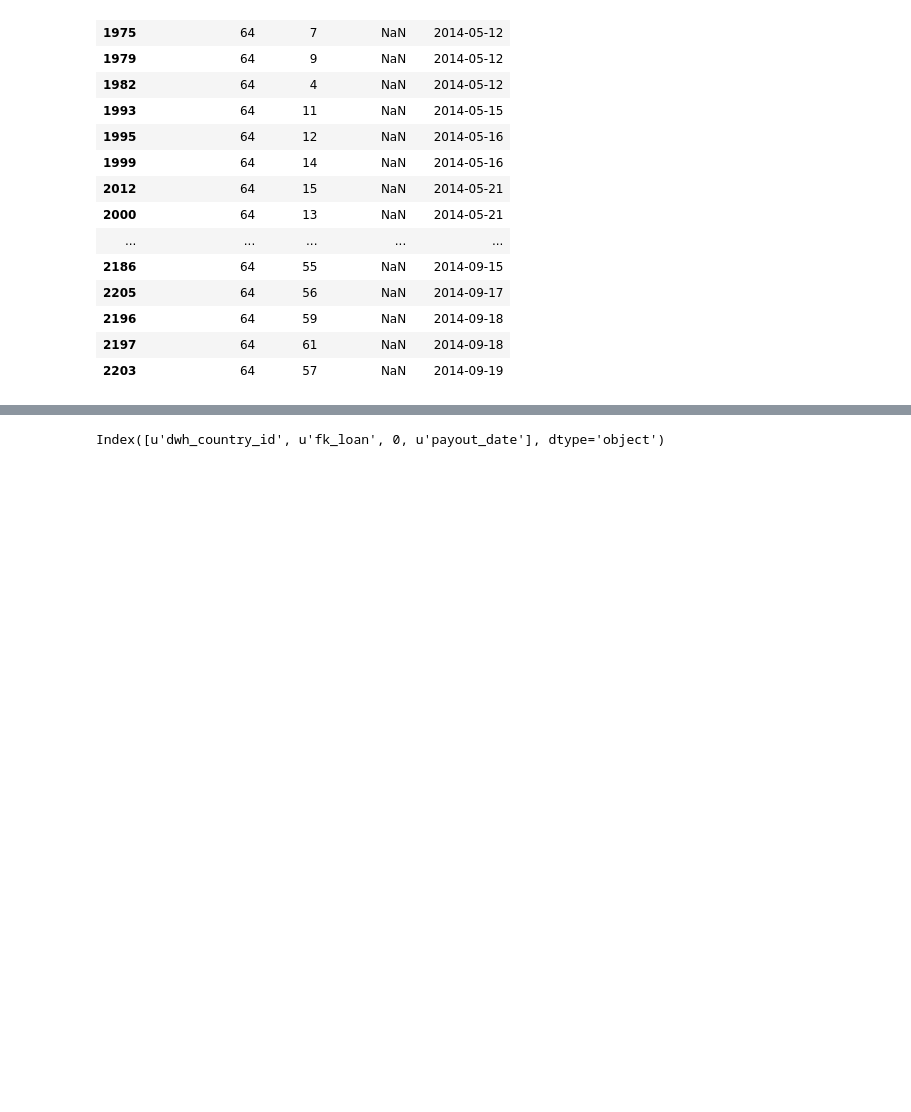
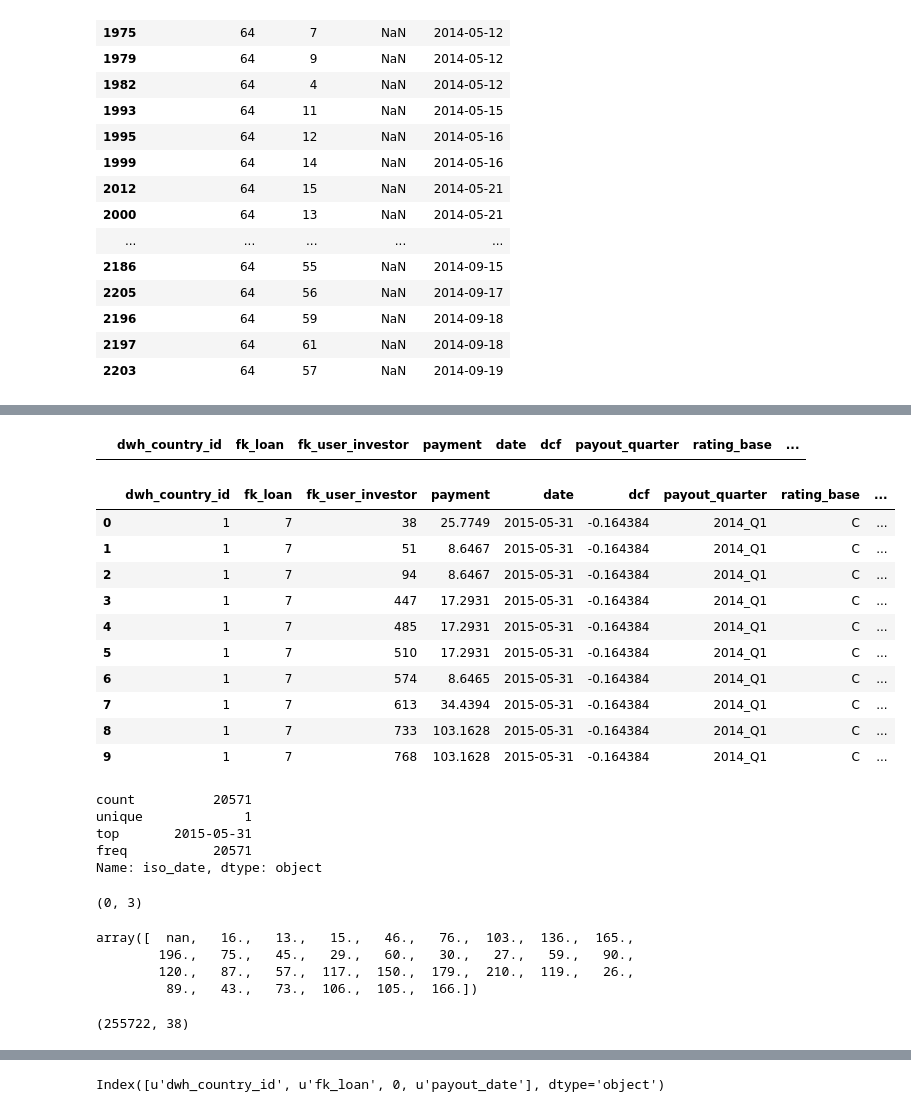
Before and after one commit to seanv507/lendico, a Jupyter notebook: Projects/Returns/src/returns01.ipynb, the cells around one changed output, grey strips where cells are left out. Drawn from its saved outputs; the diff is of its cells as text; code cells hidden in the pictures; blank space fills up the shorter version.

```diff
--- a/Projects/Returns/src/returns01.ipynb
+++ b/Projects/Returns/src/returns01.ipynb
@@ -233,0 +259,18 @@ AttributeError: 'NoneType' object has no attribute 'set_completer_delims'
+# %%
+loan7a[4]
+# %% [output]
+|  | dwh_country_id | fk_loan | fk_user_investor | payment | date | dcf | payout_quarter | rating_base | ... |
+# %%
+loan7[2]
+# %% [output]
+|  | dwh_country_id | fk_loan | fk_user_investor | payment | date | dcf | payout_quarter | rating_base | ... |
+| 0 | 1 | 7 | 38 | 25.7749 | 2015-05-31 | -0.164384 | 2014_Q1 | C | ... |
+| 1 | 1 | 7 | 51 | 8.6467 | 2015-05-31 | -0.164384 | 2014_Q1 | C | ... |
+| 2 | 1 | 7 | 94 | 8.6467 | 2015-05-31 | -0.164384 | 2014_Q1 | C | ... |
+| 3 | 1 | 7 | 447 | 17.2931 | 2015-05-31 | -0.164384 | 2014_Q1 | C | ... |
+| 4 | 1 | 7 | 485 | 17.2931 | 2015-05-31 | -0.164384 | 2014_Q1 | C | ... |
+| 5 | 1 | 7 | 510 | 17.2931 | 2015-05-31 | -0.164384 | 2014_Q1 | C | ... |
+| 6 | 1 | 7 | 574 | 8.6465 | 2015-05-31 | -0.164384 | 2014_Q1 | C | ... |
+| 7 | 1 | 7 | 613 | 34.4394 | 2015-05-31 | -0.164384 | 2014_Q1 | C | ... |
+| 8 | 1 | 7 | 733 | 103.1628 | 2015-05-31 | -0.164384 | 2014_Q1 | C | ... |
+| 9 | 1 | 7 | 768 | 103.1628 | 2015-05-31 | -0.164384 | 2014_Q1 | C | ... |
@@ -233,0 +284,8 @@ AttributeError: 'NoneType' object has no attribute 'set_completer_delims'
+# %%
+act_pay_monthly_cnt[act_pay_monthly_EOM_filter].iso_date.describe()
+# %% [output]
+count          20571
+unique             1
+top       2015-05-31
+freq           20571
+Name: iso_date, dtype: object
@@ -233,0 +300,11 @@ AttributeError: 'NoneType' object has no attribute 'set_completer_delims'
+# %%
+current_loans.shape
+# %% [output]
+(0, 3)
+# %%
+act_pay_monthly_cnt.in_arrears_since_days_30360.unique()
+# %% [output]
+array([  nan,   16.,   13.,   15.,   46.,   76.,  103.,  136.,  165.,
+        196.,   75.,   45.,   29.,   60.,   30.,   27.,   59.,   90.,
+        120.,   87.,   57.,  117.,  150.,  179.,  210.,  119.,   26.,
+         89.,   43.,   73.,  106.,  105.,  166.])
@@ -233,0 +313,4 @@ AttributeError: 'NoneType' object has no attribute 'set_completer_delims'
+# %%
+act_pay_date_cnt[act_pay_date_filter]
+# %% [output]
+(255722, 38)
```
Also changed, not shown: parts of 114 cells of this notebook, 6 other files.
